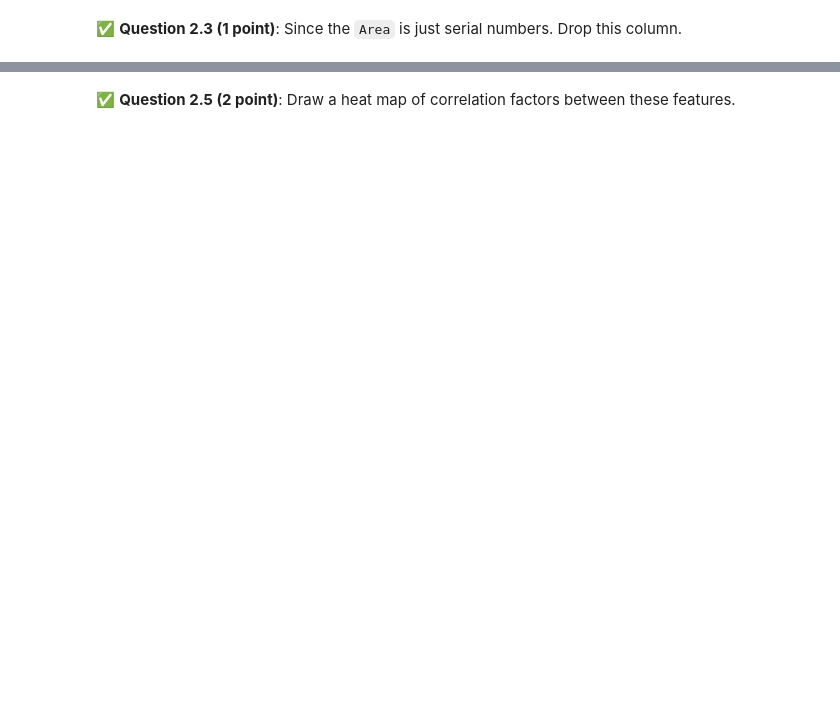
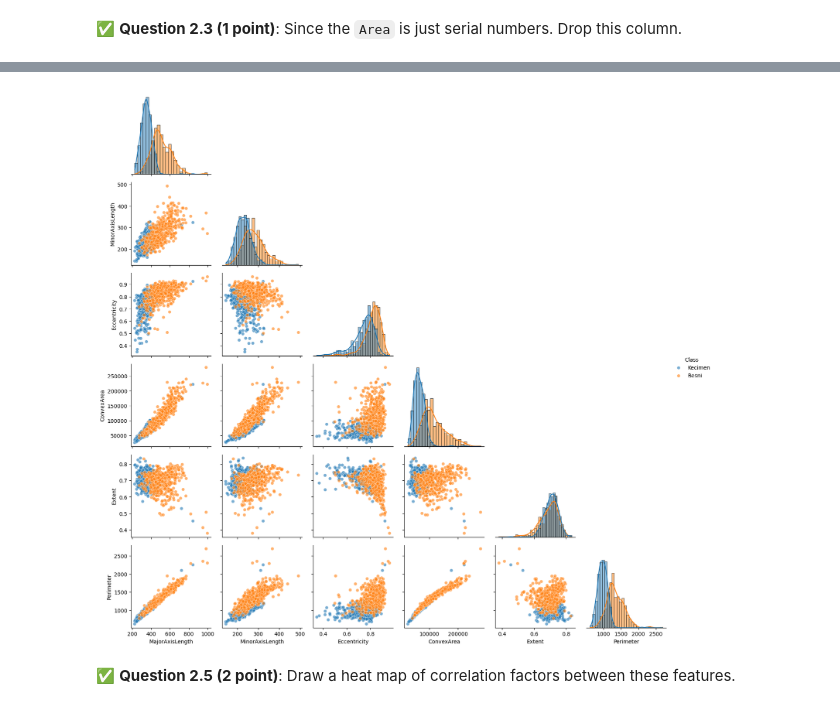
Before and after one commit to KlutzyFella/CMSE202-f25-turnin, a Jupyter notebook: final/CMSE202-Final-Section003-STUDENT.ipynb, the cells around one changed output, grey strips where cells are left out. Saved outputs shown, nothing was run; the diff lists cells and outputs as text; code cells hidden in the pictures; blank space fills up the shorter version.

```diff
--- a/final/CMSE202-Final-Section003-STUDENT.ipynb
+++ b/final/CMSE202-Final-Section003-STUDENT.ipynb
@@ -58,4 +63,11 @@ Put the command you used to download the files in the cell below.
 &#9989; **Question 2.2 (1 point)**:
 Load up the data using Pandas. Examine what features and labels are using `head()`.
 # %%
+import pandas as pd
+
 ### Put your code here
+# Load the data
+data = pd.read_csv('Raisin_Dataset.csv')
+
+# Display the first few rows
+data.head()
@@ -64,3 +83,6 @@ Load up the data using Pandas. Examine what features and labels are using `head(
 Since the `Area` is just serial numbers. Drop this column.
 # %%
 ### Put your code here
+data = data.drop(columns=['Area'])
+# Display the first few rows after dropping the 'Area' column
+data.head()
@@ -72,5 +105,18 @@ image from internet
 # %%
-### Put your code here
+# Create the PairGrid
+g = sns.PairGrid(data, hue="Class", corner=True)
+
+# Map the plots
+g.map_lower(sns.scatterplot, alpha=0.6)
+g.map_diag(sns.histplot, kde=True)
+
+# Add legend
+g.add_legend()
+
+# Show the plot
+plt.show()
+# %% [output]
+[figure, added]
 # %% [markdown]
 &#9989; **Question 2.5 (2 point)**:
 Draw a heat map of correlation factors between these features.
```
Also changed, not shown: parts of 11 cells of this notebook, 1 other file.
